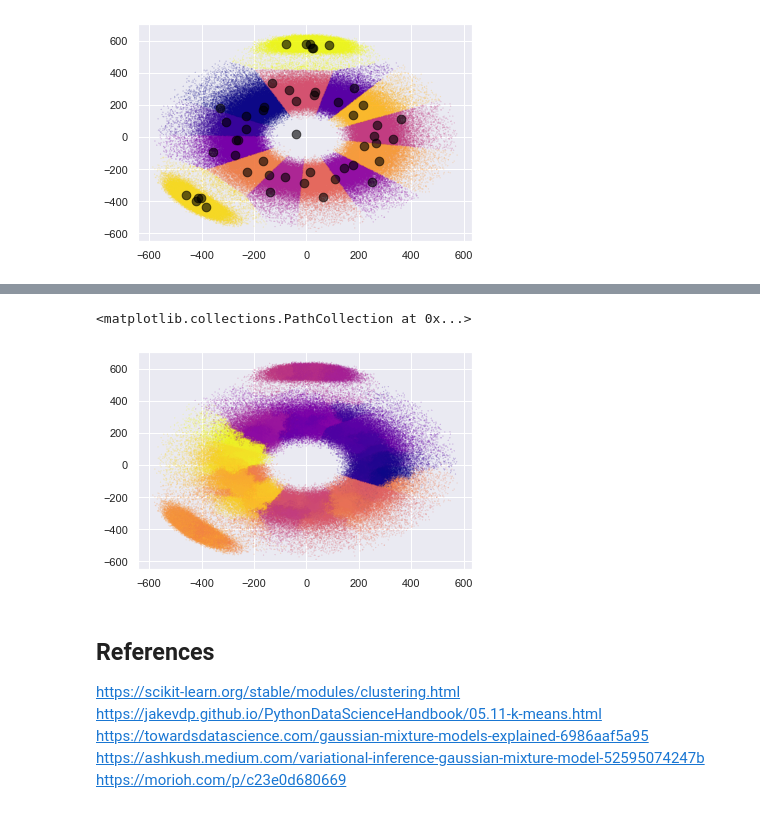
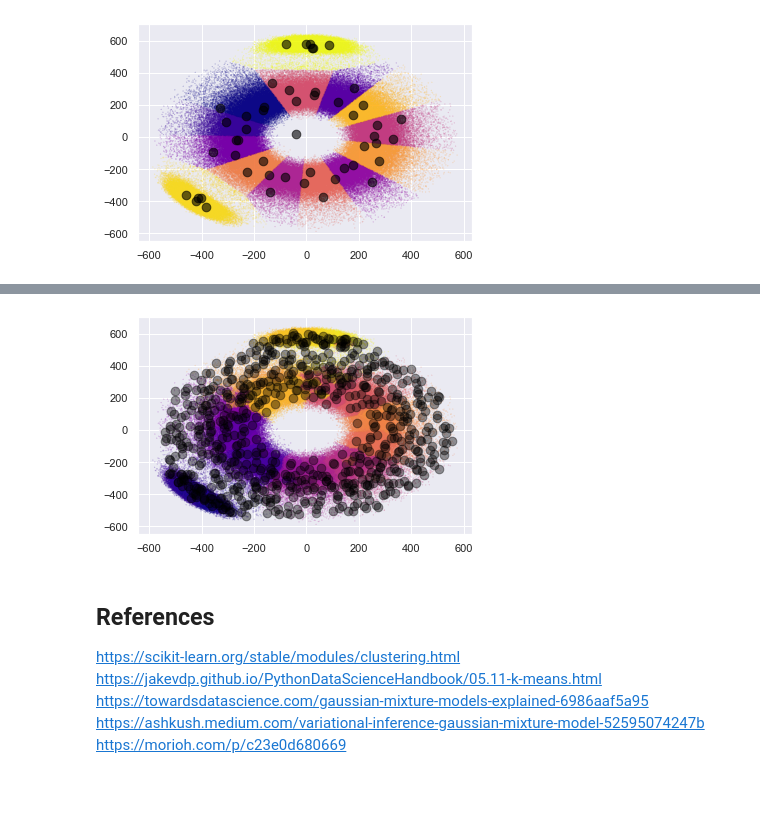
Before and after one commit to MichaelVerdegaal/AsteroidClustering, a Jupyter notebook: asteroid_clustering.ipynb, the cells around one changed output, grey strips where cells are left out. Cells and saved outputs as stored; diff of their text form; code cells hidden in the pictures.

Commit message:
Update to birch clustering

```diff
--- a/asteroid_clustering.ipynb
+++ b/asteroid_clustering.ipynb
@@ -358,6 +363,6 @@ results though are interesting, it almost looks like a paint pallete.
 # %%
 start = timer()
-birch = Birch(branching_factor=50, n_clusters=None)
+birch = Birch(threshold=50,branching_factor=50, n_clusters=None)
 birch.fit(coords)
 y_baygaussmix = birch.predict(coords)
 end = timer()
@@ -367,10 +377,9 @@ BIRCH took 1186.3692789 seconds to process data
 # %%
 plt.scatter(coords[:, 0], coords[:, 1], c=y_baygaussmix, s=0.01, cmap='plasma')
-# centers = birch.subcluster_centers_
-# plt.scatter(centers[:, 0], centers[:, 1], c='black', s=75, alpha=0.6);
+centers = birch.subcluster_centers_
+plt.scatter(centers[:, 0], centers[:, 1], c='black', s=75, alpha=0.4);
 # %% [output]
-<matplotlib.collections.PathCollection at 0x...>
-[figure, old version]
+[figure, new version]
 # %% [markdown]
 ## References
 https://scikit-learn.org/stable/modules/clustering.html
```
Also changed, not shown: parts of 4 cells of this notebook.
